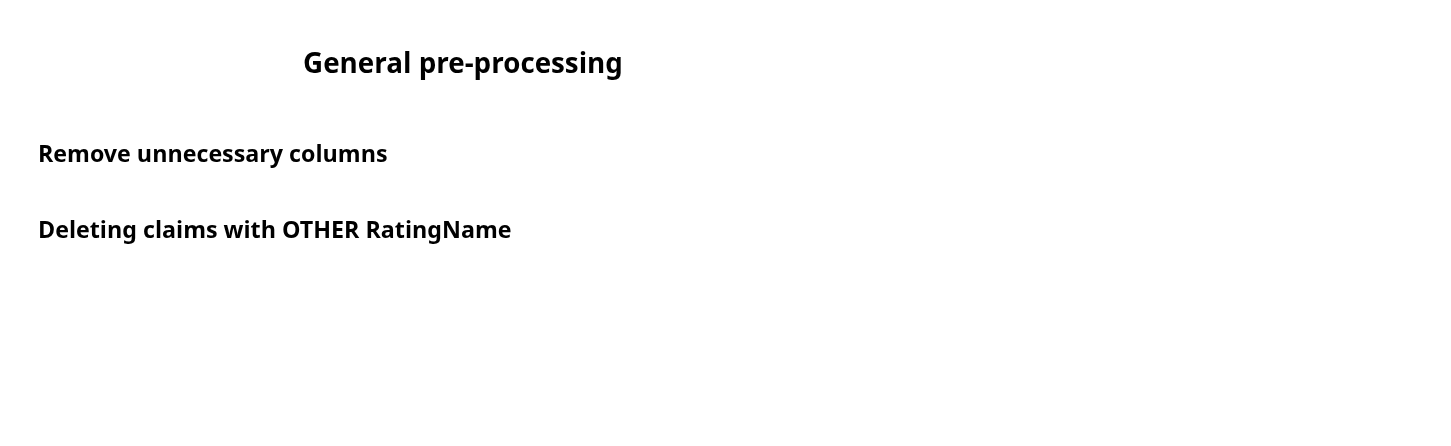
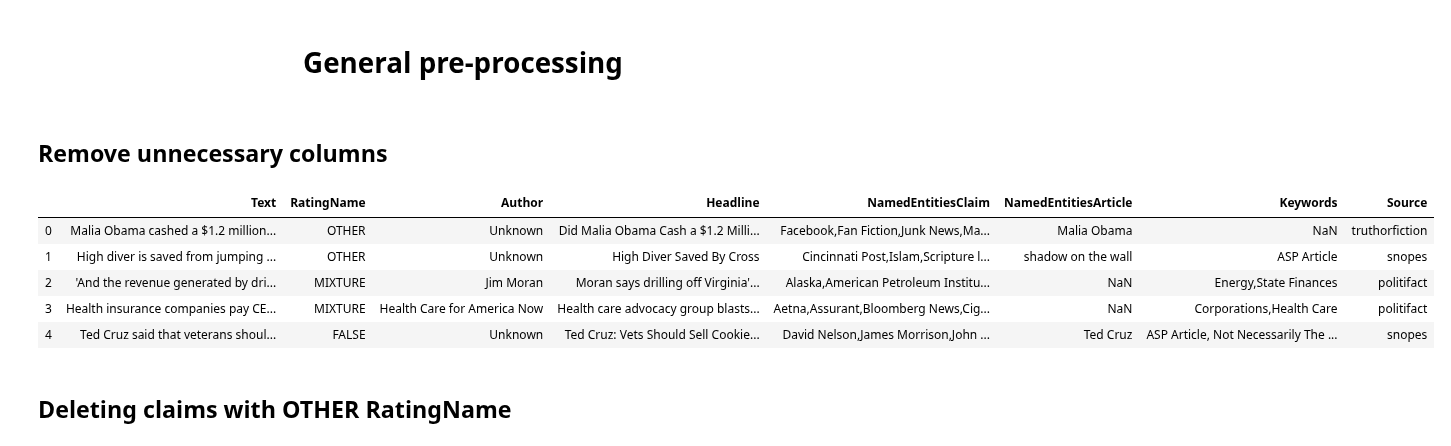
Before and after one commit to nilbahaaeddine/ClaimsClassification, a Jupyter notebook: src/Classification.ipynb, the cells around one changed output. Drawn from its saved outputs; the diff is of its cells as text; code cells hidden in the pictures; blank space fills up the shorter version.

Commit message:
Text cleaning

```diff
--- a/src/Classification.ipynb
+++ b/src/Classification.ipynb
@@ -275,8 +510,15 @@ def normalize(source_name, original_name) -> NormalizedRatings:
 # %% [markdown]
 ## Remove unnecessary columns
 # %%
-df = df.drop(['TruthRating', 'SourceURL', 'Language'], axis = 1)
+df = df.drop(['ID', 'Date', 'TruthRating', 'SourceURL', 'Link', 'Language'], axis = 1)
 display(df.head())
+# %% [output]
+|  | Text | RatingName | Author | Headline | NamedEntitiesClaim | NamedEntitiesArticle | Keywords | Source |
+| 0 | Malia Obama cashed a $1.2 million... | OTHER | Unknown | Did Malia Obama Cash a $1.2 Milli... | Facebook,Fan Fiction,Junk News,Ma... | Malia Obama | NaN | truthorfiction |
+| 1 | High diver is saved from jumping ... | OTHER | Unknown | High Diver Saved By Cross | Cincinnati Post,Islam,Scripture l... | shadow on the wall | ASP Article | snopes |
+| 2 | 'And the revenue generated by dri... | MIXTURE | Jim Moran | Moran says drilling off Virginia'... | Alaska,American Petroleum Institu... | NaN | Energy,State Finances | politifact |
+| 3 | Health insurance companies pay CE... | MIXTURE | Health Care for America Now | Health care advocacy group blasts... | Aetna,Assurant,Bloomberg News,Cig... | NaN | Corporations,Health Care | politifact |
+| 4 | Ted Cruz said that veterans shoul... | FALSE | Unknown | Ted Cruz: Vets Should Sell Cookie... | David Nelson,James Morrison,John ... | Ted Cruz | ASP Article, Not Necessarily The ... | snopes |
 # %% [markdown]
 ## Deleting claims with OTHER RatingName
 # %%
```
Also changed, not shown: parts of 30 cells of this notebook, 1 other file.
